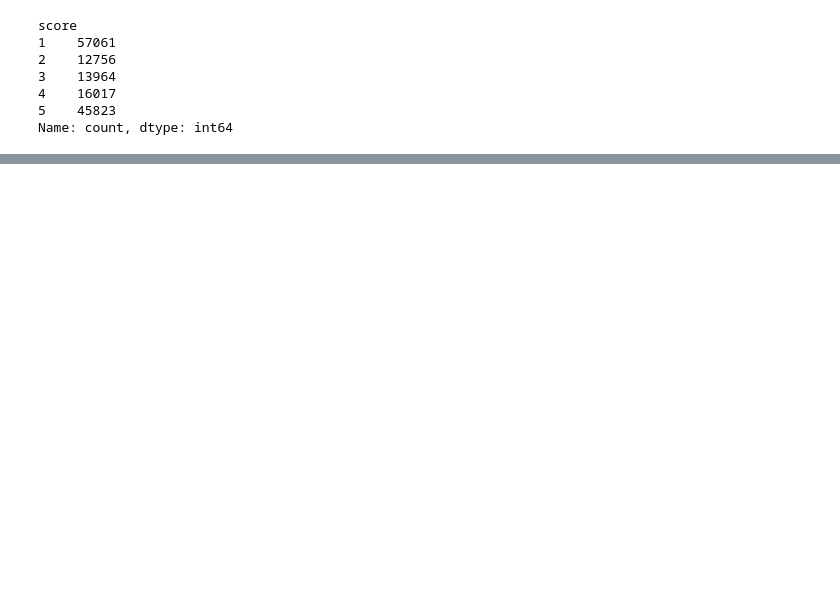
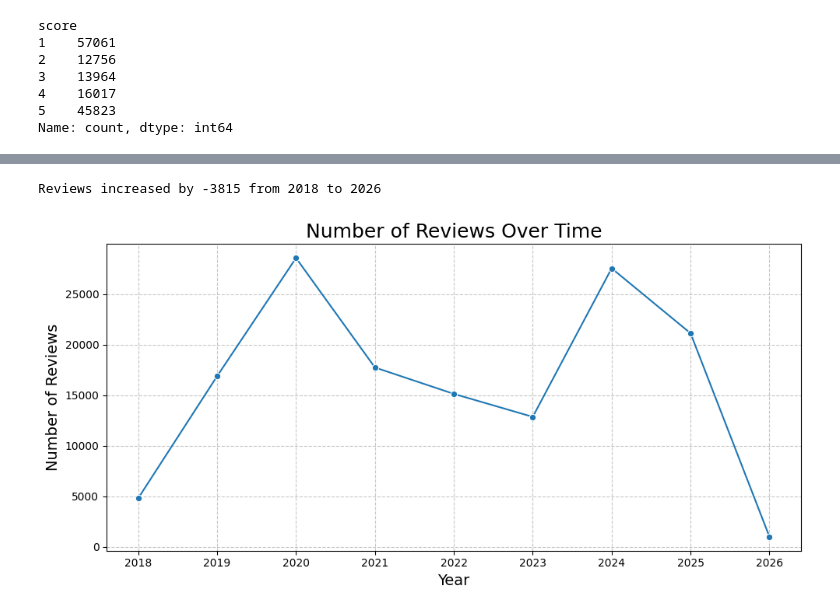
Before and after one commit to Jorayev-DS/netflix-app-reviews-eda, a Jupyter notebook: notebooks/reviews_eda.ipynb, the cells around one changed output, grey strips where cells are left out. Cells and saved outputs as stored; diff of their text form; code cells hidden in the pictures; blank space fills up the shorter version.

```diff
--- a/notebooks/reviews_eda.ipynb
+++ b/notebooks/reviews_eda.ipynb
@@ -141,0 +170,22 @@ plt.show()
+# %%
+df['at'] = pd.to_datetime(df['at'])
+df['year'] = df['at'].dt.year
+yearly_reviews = df.groupby('year').size().reset_index(name='review_count')
+
+plt.figure(figsize=(10,5))
+sns.lineplot(data=yearly_reviews, x='year', y='review_count', marker='o')
+plt.title("Number of Reviews Over Time", size=18)
+plt.xlabel("Year", size=14)
+plt.ylabel("Number of Reviews", size=14)
+plt.grid(True, linestyle='--', alpha=0.7)
+
+total_years = yearly_reviews['year'].max() - yearly_reviews['year'].min()
+if total_years > 0:
+    change = yearly_reviews['review_count'].iloc[-1] - yearly_reviews['review_count'].iloc[0]
+    print(f"Reviews increased by {change} from {yearly_reviews['year'].iloc[0]} to {yearly_reviews['year'].iloc[-1]}")
+
+plt.tight_layout()
+plt.show()
+# %% [output]
+Reviews increased by -3815 from 2018 to 2026
+[figure, added]
```
Also changed, not shown: parts of 22 cells of this notebook.
